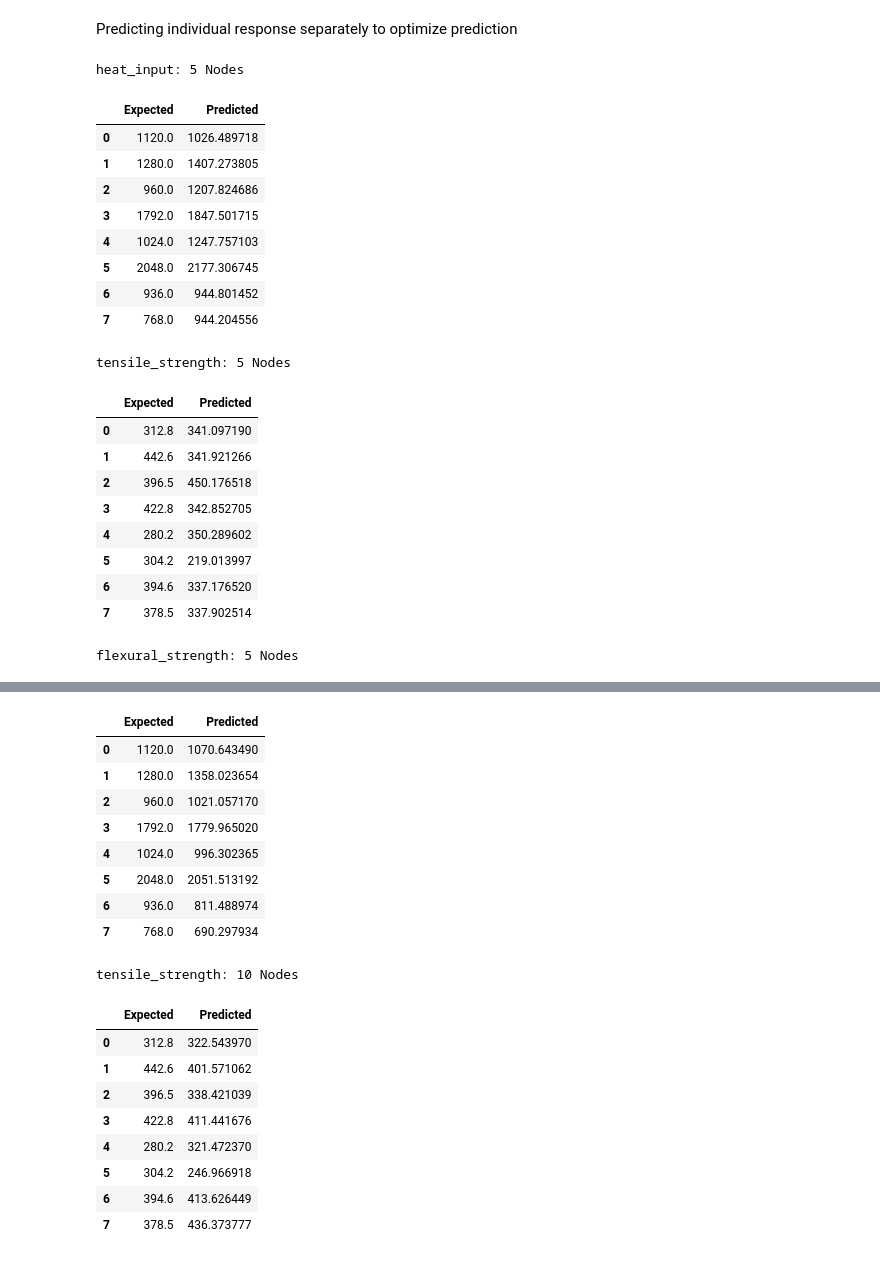
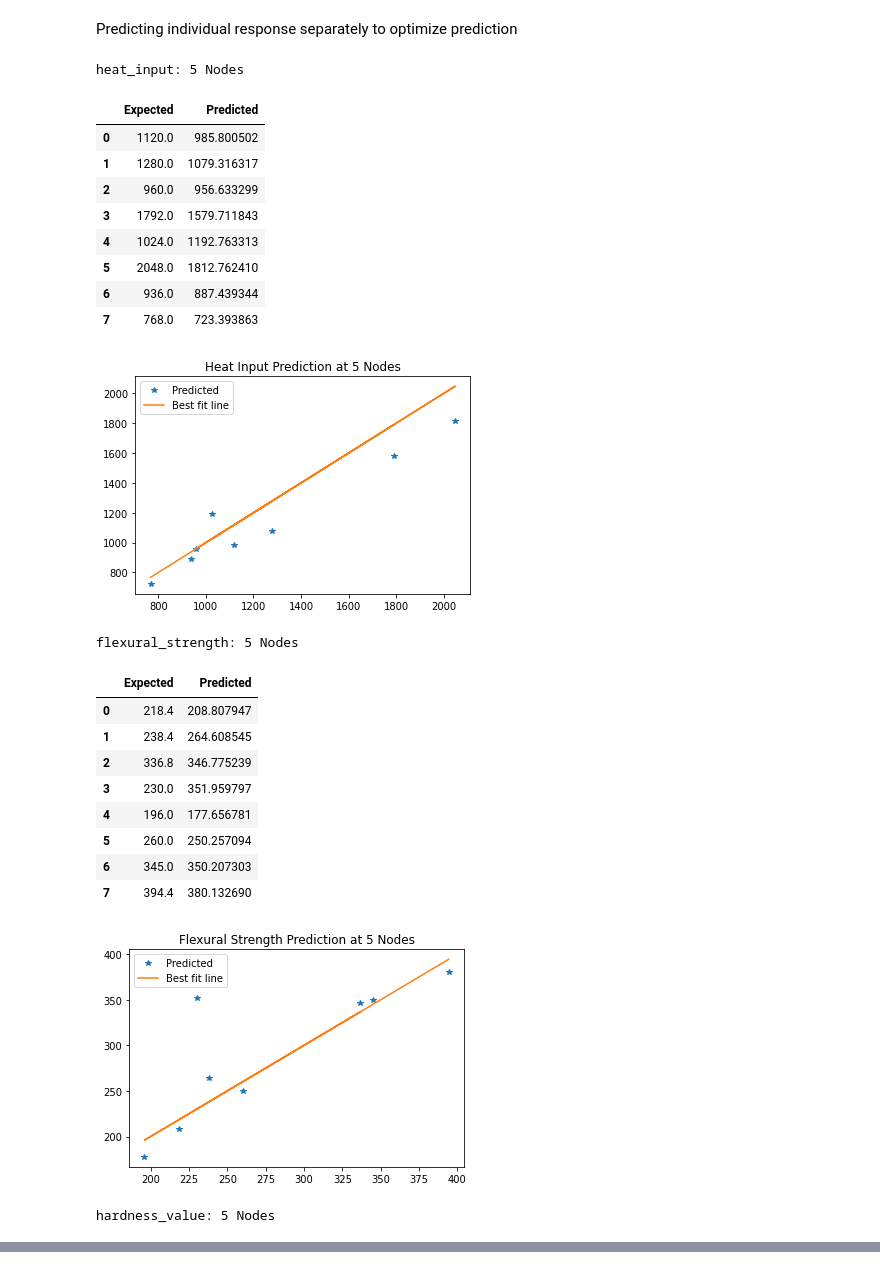
Before and after one commit to engrvitalis/Data-Analysis, a Jupyter notebook: ANN_Welding_Analysis4.ipynb, the cells around one changed output, grey strips where cells are left out. Saved outputs shown, nothing was run; the diff lists cells and outputs as text; code cells hidden in the pictures.

```diff
--- a/ANN_Welding_Analysis4.ipynb
+++ b/ANN_Welding_Analysis4.ipynb
@@ -12,9 +12,8 @@ import timeit
 Analyzing welding data by welding types
 # %%
 df2 = pd.read_csv('welding_data_by_welding_types.csv')
-df2 = pd.get_dummies(df2).drop('welding_type_SAW', axis=1)
-df2 = df2[['current',	'voltage',	'welding_speed',	'plate_thickness',
-           'welding_type_GMAW',	'welding_type_GTAW',	'welding_type_SMAW',
-           'heat_input',	'tensile_strength',	'flexural_strength',	'hardness_value']]
+df2 = pd.get_dummies(df2).drop('welding_type_GMAW', axis=1)
+df2 = df2[['current', 'voltage', 'welding_speed', 'plate_thickness',	'welding_type_SAW',	'welding_type_SMAW',	              'welding_type_GTAW', 'heat_input', 'flexural_strength', 'hardness_value', 'residual_stress',
+           'tensile_strength']]
 df2.head()
 # %% [output]
@@ -46,7 +47,7 @@ Generate the necessary variables for modeling
 # %%
 X1 = df2.iloc[:, :7]
 X = X1.to_numpy()
-y1 = df2.iloc[:, -4:]
+y1 = df2.iloc[:, -5:]
 y = y1.to_numpy()
 # %%
 def MAD(y, y_pred):
@@ -107,54 +112,59 @@ for h in range(5, 35, 5):
     reg = MLPRegressor(hidden_layer_sizes=(h,h,h),activation="relu" ,random_state=1, max_iter=1000000).fit(X_trainscaled, y_train)
     y_pred=reg.predict(X_testscaled)
     toc = timeit.timeit() #Stop timer
 
     # Display data
     print(f'\n{y1.columns[i]}: {int(h)} Nodes')
     a = []
     for j in range(len(y_test)):
         a.append([y_test[j], y_pred[j]])
     a_df = pd.DataFrame(a, columns=['Expected', 'Predicted'])
+
+    # Display output
     display(a_df)
+    plt.plot(y_test, y_pred, '*', label='Predicted')
+    plt.plot(y_test, y_test, label='Best fit line')
+    plt.title(f'{split_name(y1.columns[i])} Prediction at {int(h)} Nodes')
+    plt.legend()
+    plt.show()
 
     # Calculate the necessary metrics
     r2 = r2_score(y_pred, y_test)
     mse = mean_squared_error(y_test, y_pred)
     rmse = np.sqrt(mse)
     mad = MAD(y_test, y_pred)
     mape = MAPE(y_test, y_pred)
     ts = TS(y_test, y_pred)
-    time = abs(toc - tic) * 100
+    time = abs(toc - tic)
 
     metric.extend([r2, mse, rmse, mad, mape, ts, time])   # Update metric
     metrics.append(metric)  # Undate metrics
 
 metrics_df = pd.DataFrame(metrics, columns=['Variable', 'Nodes', 'R2', 'MSE', 'RMSE', 'MAD', 'MAPE', 'TS', 'Time'])
 
 display(metrics_df)
-
-    # print(f'R^2 for Response variable, {y1.columns[i].capitalize()}: {(r2_score(y_pred, y_test))}')
-    # print(f'Expected value: {y_test}')
-    # print(f'Predicted value: {y_pred}')
 # %% [output]
 heat_input: 5 Nodes
 |  | Expected | Predicted |
-| 0 | 1120.0 | 1026.489718 |
-| 1 | 1280.0 | 1407.273805 |
-| 2 | 960.0 | 1207.824686 |
-| 3 | 1792.0 | 1847.501715 |
-| 4 | 1024.0 | 1247.757103 |
-| 5 | 2048.0 | 2177.306745 |
-| 6 | 936.0 | 944.801452 |
-| 7 | 768.0 | 944.204556 |
+| 0 | 1120.0 | 985.800502 |
+| 1 | 1280.0 | 1079.316317 |
+| 2 | 960.0 | 956.633299 |
+| 3 | 1792.0 | 1579.711843 |
+| 4 | 1024.0 | 1192.763313 |
+| 5 | 2048.0 | 1812.762410 |
+| 6 | 936.0 | 887.439344 |
+| 7 | 768.0 | 723.393863 |
+[figure, added]
-tensile_strength: 5 Nodes
+flexural_strength: 5 Nodes
 |  | Expected | Predicted |
-| 0 | 312.8 | 341.097190 |
-| 1 | 442.6 | 341.921266 |
-| 2 | 396.5 | 450.176518 |
-| 3 | 422.8 | 342.852705 |
-| 4 | 280.2 | 350.289602 |
-| 5 | 304.2 | 219.013997 |
-| 6 | 394.6 | 337.176520 |
-| 7 | 378.5 | 337.902514 |
+| 0 | 218.4 | 208.807947 |
+| 1 | 238.4 | 264.608545 |
+| 2 | 336.8 | 346.775239 |
+| 3 | 230.0 | 351.959797 |
+| 4 | 196.0 | 177.656781 |
+| 5 | 260.0 | 250.257094 |
+| 6 | 345.0 | 350.207303 |
+| 7 | 394.4 | 380.132690 |
+[figure, added]
-flexural_strength: 5 Nodes
+hardness_value: 5 Nodes
 |  | Expected | Predicted |
@@ -180,19 +191,0 @@ heat_input: 10 Nodes
-|  | Expected | Predicted |
-| 0 | 1120.0 | 1070.643490 |
-| 1 | 1280.0 | 1358.023654 |
-| 2 | 960.0 | 1021.057170 |
-| 3 | 1792.0 | 1779.965020 |
-| 4 | 1024.0 | 996.302365 |
-| 5 | 2048.0 | 2051.513192 |
-| 6 | 936.0 | 811.488974 |
-| 7 | 768.0 | 690.297934 |
-tensile_strength: 10 Nodes
-|  | Expected | Predicted |
-| 0 | 312.8 | 322.543970 |
-| 1 | 442.6 | 401.571062 |
-| 2 | 396.5 | 338.421039 |
-| 3 | 422.8 | 411.441676 |
-| 4 | 280.2 | 321.472370 |
-| 5 | 304.2 | 246.966918 |
-| 6 | 394.6 | 413.626449 |
-| 7 | 378.5 | 436.373777 |
```
Also changed, not shown: parts of 4 cells of this notebook, 1 other file.
